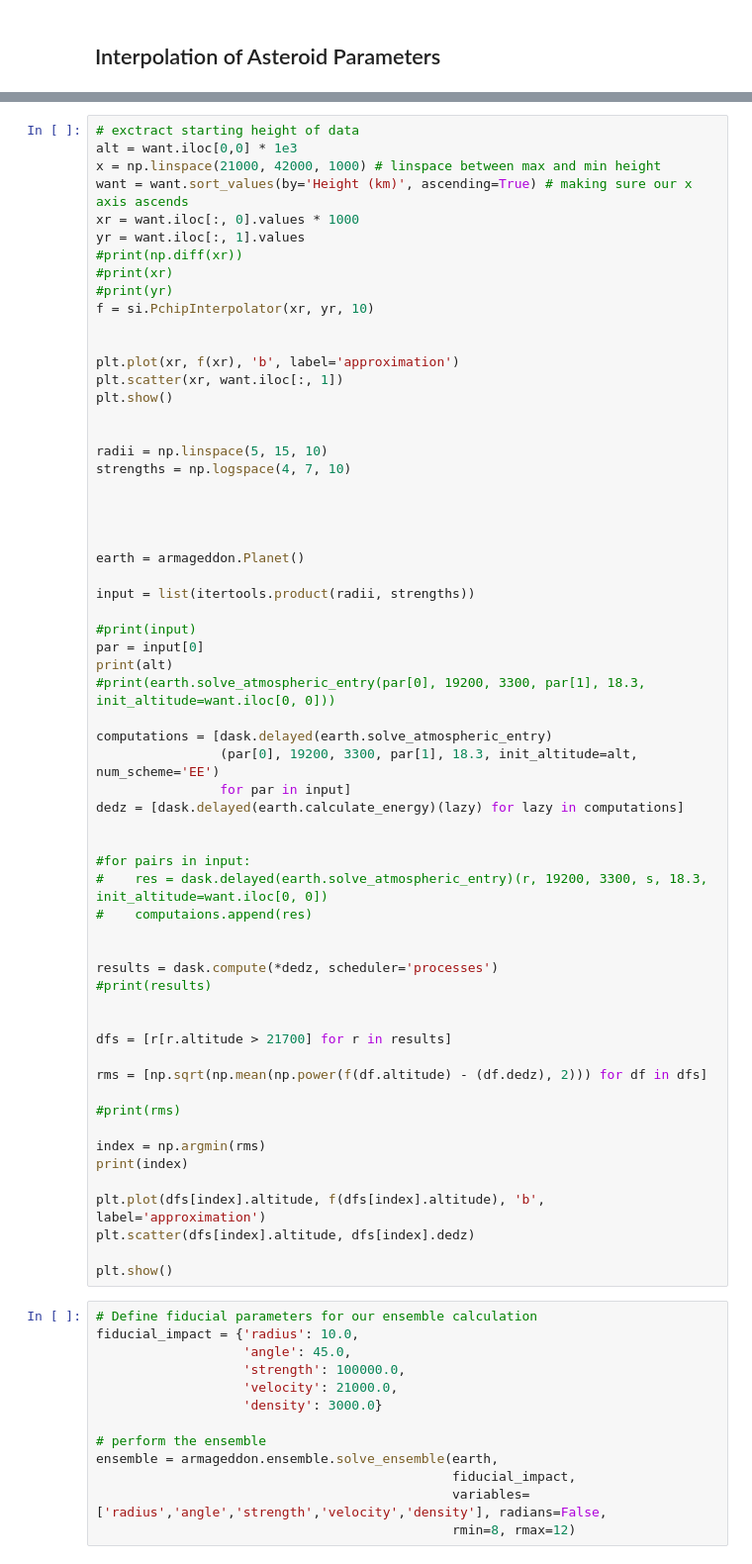
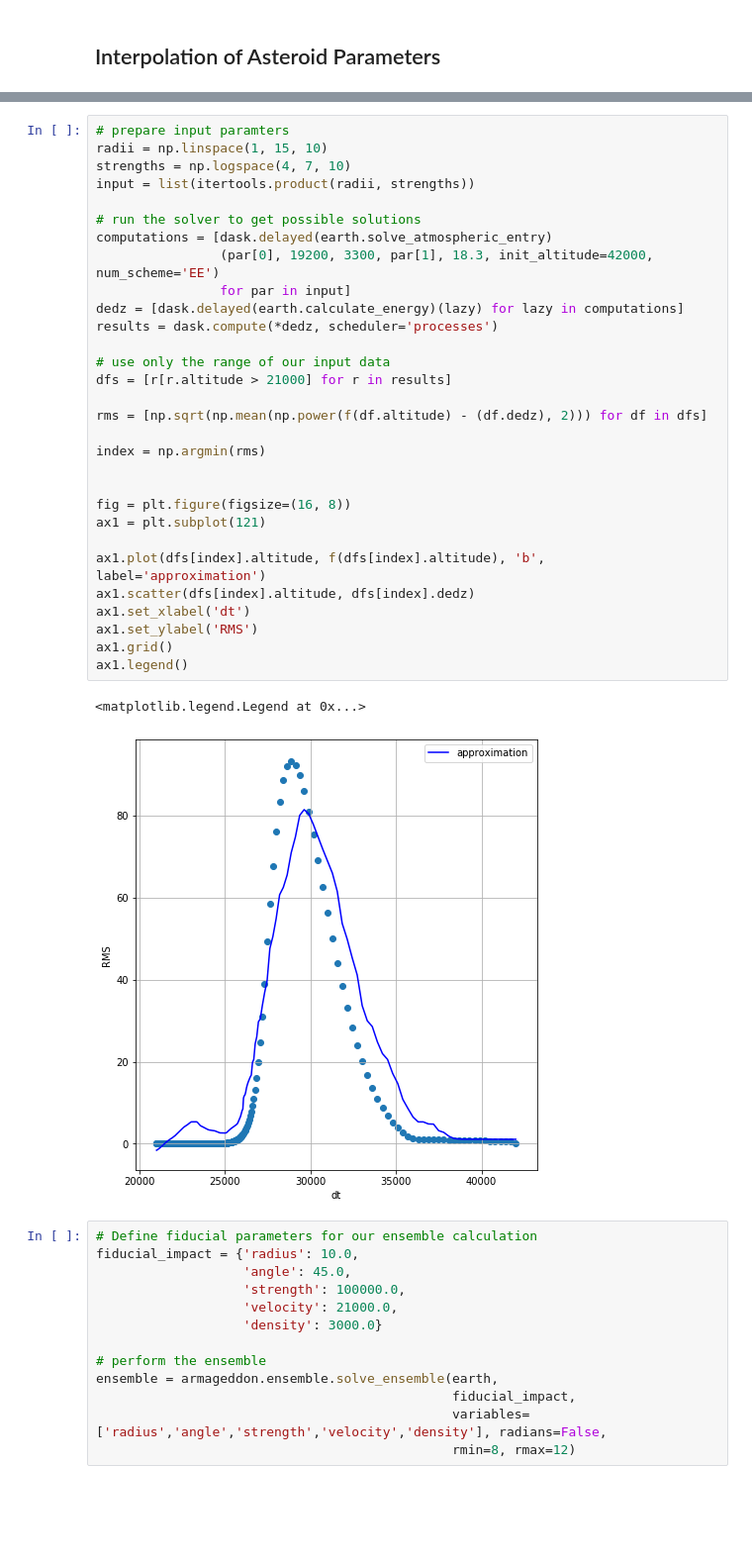
Before and after one commit to hustic/Armageddon, a Jupyter notebook: Presentation.ipynb, the cells around one changed output, grey strips where cells are left out. Shown: that part at 99% size. Saved outputs shown, nothing was run; the diff lists cells and outputs as text; blank space fills up the shorter version.

```diff
--- a/Presentation.ipynb
+++ b/Presentation.ipynb
@@ -518,64 +564,36 @@ want
 # %%
-# exctract starting height of data
-alt = want.iloc[0,0] * 1e3
-x = np.linspace(21000, 42000, 1000) # linspace between max and min height
-want = want.sort_values(by='Height (km)', ascending=True) # making sure our x axis ascends
-xr = want.iloc[:, 0].values * 1000
-yr = want.iloc[:, 1].values
-#print(np.diff(xr))
-#print(xr)
-#print(yr)
-f = si.PchipInterpolator(xr, yr, 10)
-
-
-plt.plot(xr, f(xr), 'b', label='approximation')
-plt.scatter(xr, want.iloc[:, 1])
-plt.show()
-
-
-radii = np.linspace(5, 15, 10)
+# prepare input paramters
+radii = np.linspace(1, 15, 10)
 strengths = np.logspace(4, 7, 10)
-
-
-
-
-earth = armageddon.Planet()
-
 input = list(itertools.product(radii, strengths))
 
-#print(input)
-par = input[0]
-print(alt)
-#print(earth.solve_atmospheric_entry(par[0], 19200, 3300, par[1], 18.3, init_altitude=want.iloc[0, 0]))
-
+# run the solver to get possible solutions
 computations = [dask.delayed(earth.solve_atmospheric_entry)
-                (par[0], 19200, 3300, par[1], 18.3, init_altitude=alt, num_scheme='EE')
+                (par[0], 19200, 3300, par[1], 18.3, init_altitude=42000, num_scheme='EE')
                 for par in input]
 dedz = [dask.delayed(earth.calculate_energy)(lazy) for lazy in computations]
+results = dask.compute(*dedz, scheduler='processes')
 
-
-#for pairs in input:
-#    res = dask.delayed(earth.solve_atmospheric_entry)(r, 19200, 3300, s, 18.3, init_altitude=want.iloc[0, 0])
-#    computaions.append(res)
-
-
-results = dask.compute(*dedz, scheduler='processes')
-#print(results)
-
-
-dfs = [r[r.altitude > 21700] for r in results]
+# use only the range of our input data
+dfs = [r[r.altitude > 21000] for r in results]
 
 rms = [np.sqrt(np.mean(np.power(f(df.altitude) - (df.dedz), 2))) for df in dfs]
 
-#print(rms)
+index = np.argmin(rms)
 
-index = np.argmin(rms)
-print(index)
 
-plt.plot(dfs[index].altitude, f(dfs[index].altitude), 'b', label='approximation')
-plt.scatter(dfs[index].altitude, dfs[index].dedz)
+fig = plt.figure(figsize=(16, 8))
+ax1 = plt.subplot(121)
 
-plt.show()
+ax1.plot(dfs[index].altitude, f(dfs[index].altitude), 'b', label='approximation')
+ax1.scatter(dfs[index].altitude, dfs[index].dedz)
+ax1.set_xlabel('dt')
+ax1.set_ylabel('RMS')
+ax1.grid()
+ax1.legend()
+# %% [output]
+<matplotlib.legend.Legend at 0x...>
+[figure, added]
 # %%
 # Define fiducial parameters for our ensemble calculation
 fiducial_impact = {'radius': 10.0,
```
Also changed, not shown: parts of 5 cells of this notebook.
